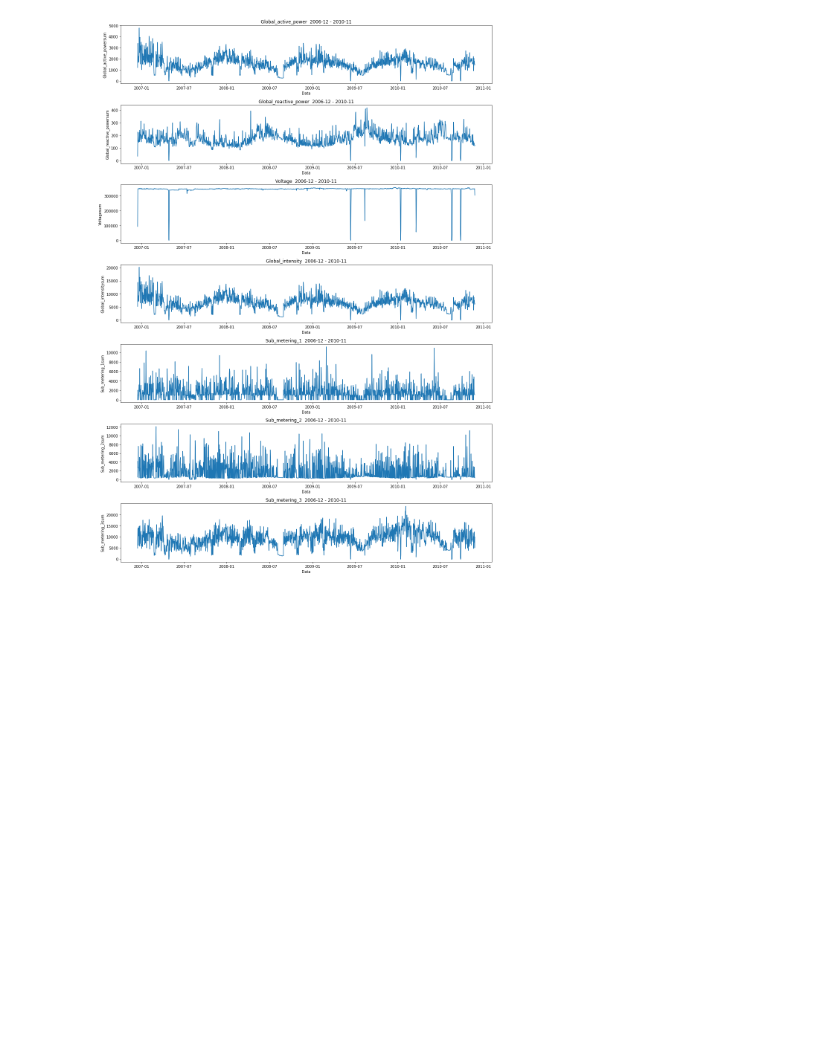
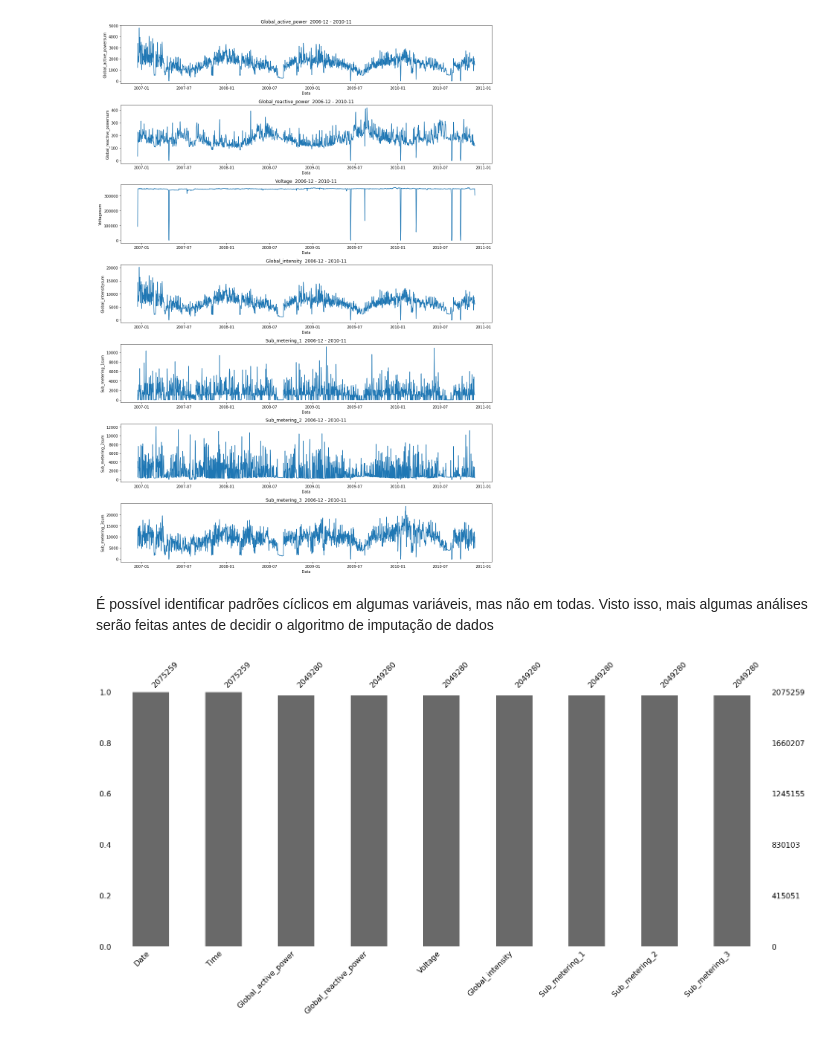
Before and after one commit to mhnasser/Cluistering_de_clientes_por_consumo_de_energia, a Jupyter notebook: notebooks/Data Analyses.ipynb, the cells around one changed output. Cells and saved outputs as stored; diff of their text form; code cells hidden in the pictures; blank space fills up the shorter version.

Commit message:
Evolução da exploração de dados

```diff
--- a/notebooks/Rascunho.ipynb
+++ b/notebooks/Data Analyses.ipynb
@@ -155,3 +142,9 @@ fig.tight_layout()
 plt.show()
 # %% [output]
 [figure]
+# %% [markdown]
+É possível identificar padrões cíclicos em algumas variáveis, mas não em todas. Visto isso, mais algumas análises serão feitas antes de decidir o algoritmo de imputação de dados
+# %%
+msno.bar(df);
+# %% [output]
+[figure, added]
```
Also changed, not shown: parts of 10 cells of this notebook.
